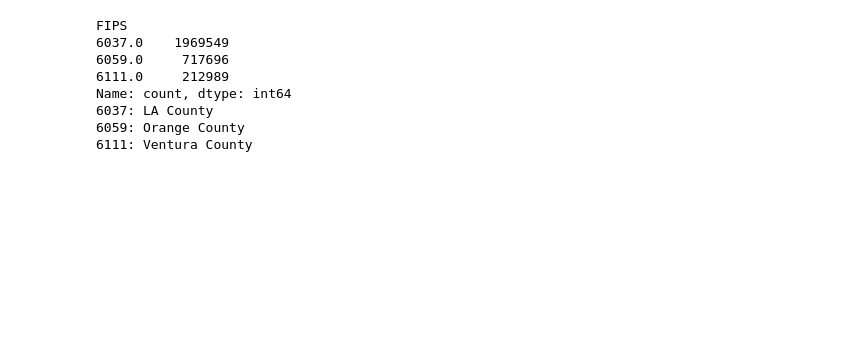
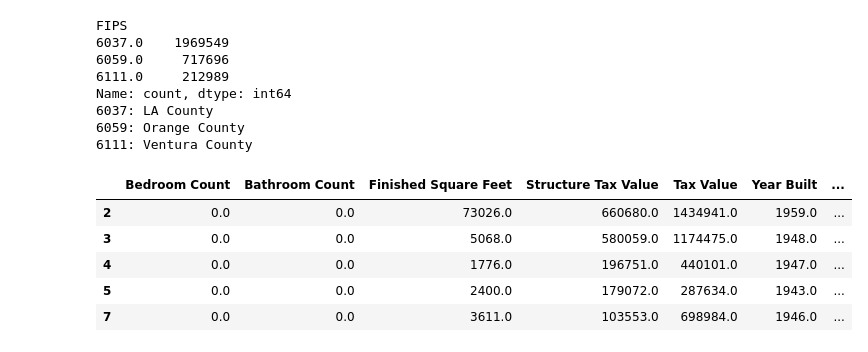
Before and after one commit to kelseyhangyu/regression-exercises, a Jupyter notebook: wrangle.ipynb, the cells around one changed output. Cells and saved outputs as stored; diff of their text form; code cells hidden in the pictures; blank space fills up the shorter version.

```diff
--- a/wrangle.ipynb
+++ b/wrangle.ipynb
@@ -118,3 +248,16 @@ Name: count, dtype: int64
 6037: LA County
 6059: Orange County
 6111: Ventura County
+# %%
+class_mapping = {6037: 'LA County', 6059: 'Orange County', 6111: 'Ventura County'}
+# %%
+zillow['FIPS'] = zillow['FIPS'].replace(class_mapping)
+# %%
+zillow.head()
+# %% [output]
+|  | Bedroom Count | Bathroom Count | Finished Square Feet | Structure Tax Value | Tax Value | Year Built | ... |
+| 2 | 0.0 | 0.0 | 73026.0 | 660680.0 | 1434941.0 | 1959.0 | ... |
+| 3 | 0.0 | 0.0 | 5068.0 | 580059.0 | 1174475.0 | 1948.0 | ... |
+| 4 | 0.0 | 0.0 | 1776.0 | 196751.0 | 440101.0 | 1947.0 | ... |
+| 5 | 0.0 | 0.0 | 2400.0 | 179072.0 | 287634.0 | 1943.0 | ... |
+| 7 | 0.0 | 0.0 | 3611.0 | 103553.0 | 698984.0 | 1946.0 | ... |
```
Also changed, not shown: parts of 11 cells of this notebook.
